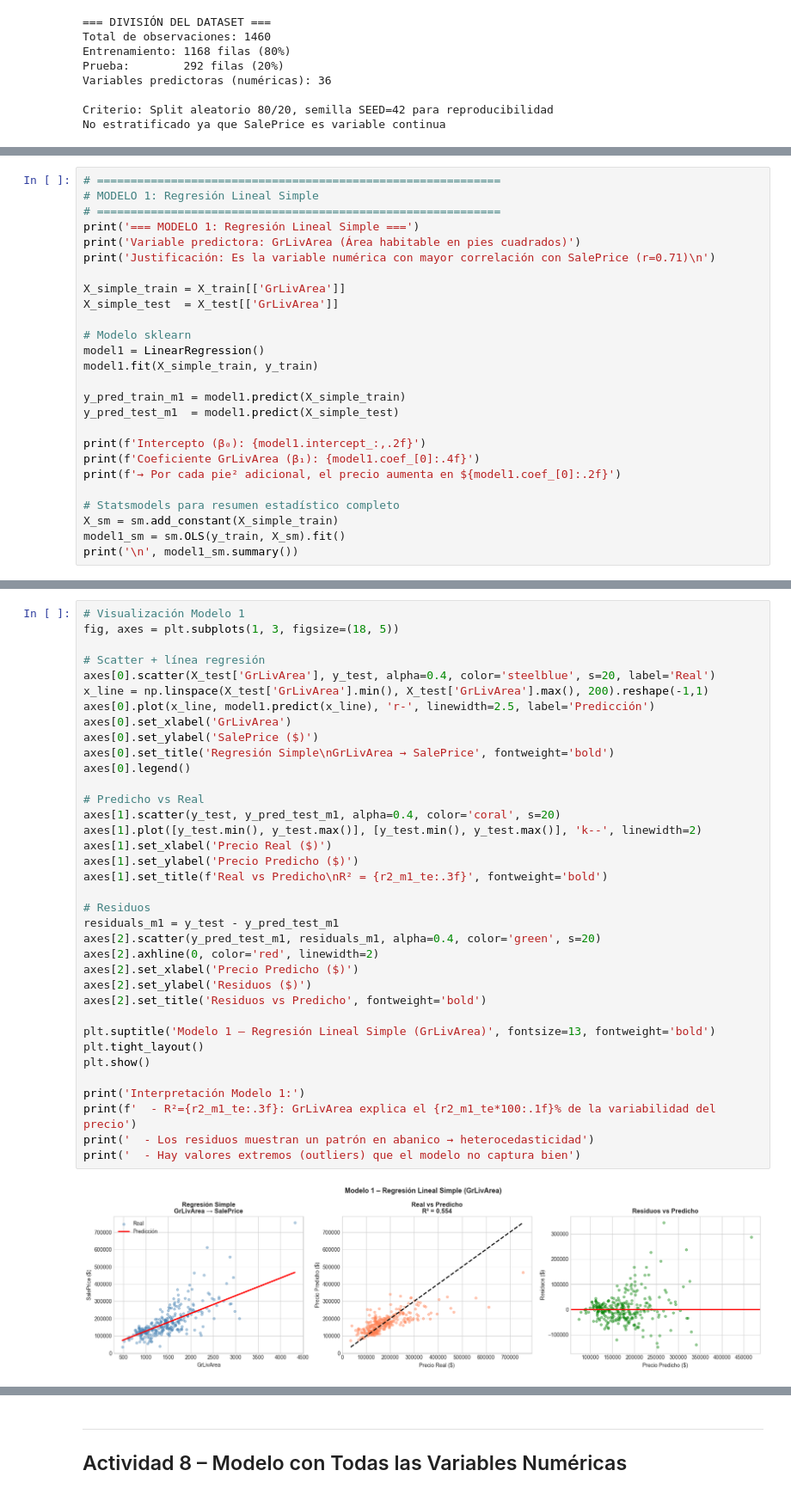
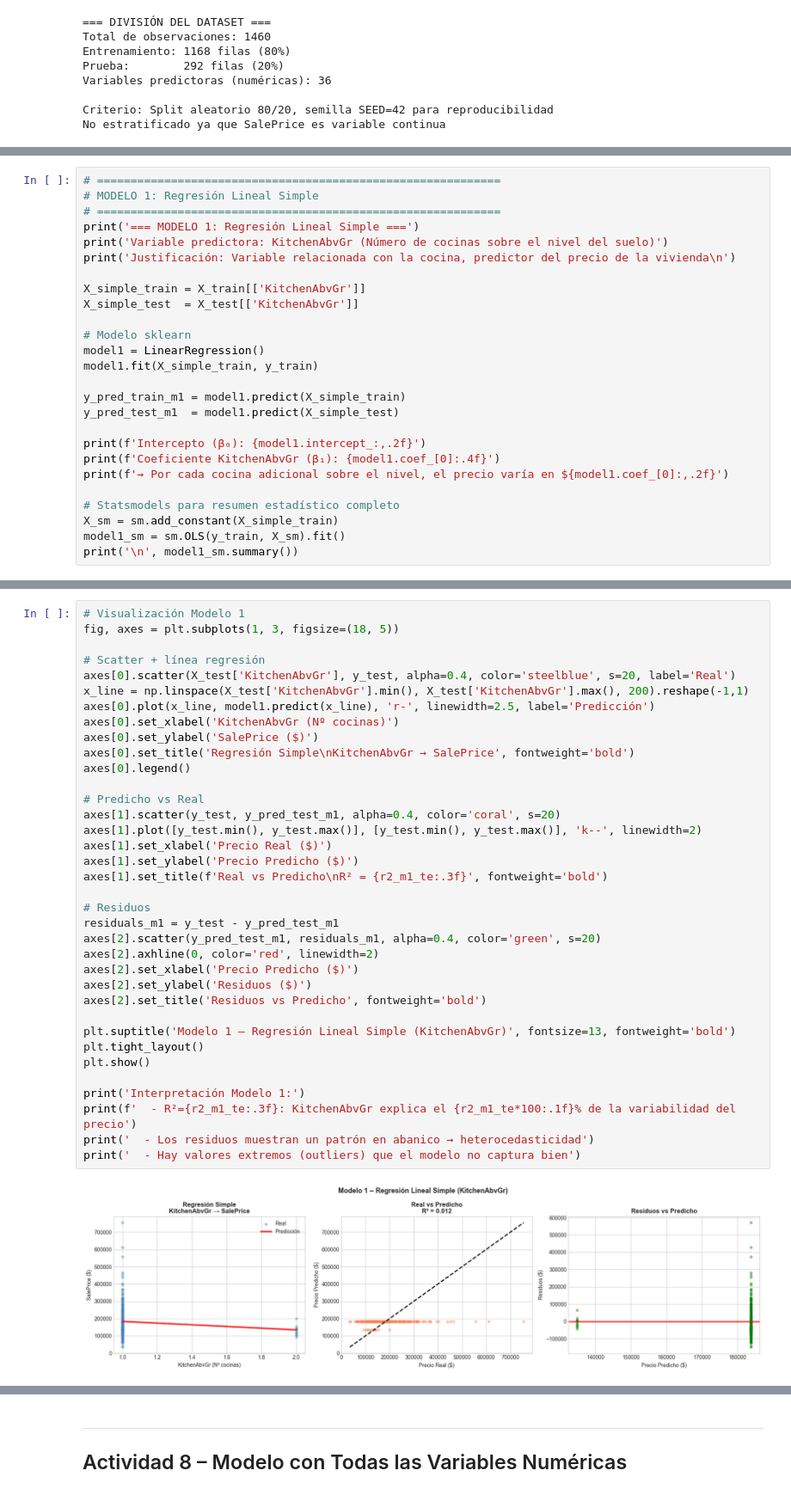
Before and after one commit to JPLopez23/Laboratorio-03---MRL, a Jupyter notebook: Lab3.ipynb, the cells around one changed output, grey strips where cells are left out. Shown at 86% size. Cells and saved outputs as stored; diff of their text form.

```diff
--- a/Lab3.ipynb
+++ b/Lab3.ipynb
@@ -549,11 +549,11 @@ No estratificado ya que SalePrice es variable continua
 # MODELO 1: Regresión Lineal Simple
 # ============================================================
 print('=== MODELO 1: Regresión Lineal Simple ===')
-print('Variable predictora: GrLivArea (Área habitable en pies cuadrados)')
-print('Justificación: Es la variable numérica con mayor correlación con SalePrice (r=0.71)\n')
+print('Variable predictora: KitchenAbvGr (Número de cocinas sobre el nivel del suelo)')
+print('Justificación: Variable relacionada con la cocina, predictor del precio de la vivienda\n')
 
-X_simple_train = X_train[['GrLivArea']]
-X_simple_test  = X_test[['GrLivArea']]
+X_simple_train = X_train[['KitchenAbvGr']]
+X_simple_test  = X_test[['KitchenAbvGr']]
 
 # Modelo sklearn
 model1 = LinearRegression()
@@ -563,8 +563,8 @@ y_pred_train_m1 = model1.predict(X_simple_train)
 y_pred_test_m1  = model1.predict(X_simple_test)
 
 print(f'Intercepto (β₀): {model1.intercept_:,.2f}')
-print(f'Coeficiente GrLivArea (β₁): {model1.coef_[0]:.4f}')
-print(f'→ Por cada pie² adicional, el precio aumenta en ${model1.coef_[0]:.2f}')
+print(f'Coeficiente KitchenAbvGr (β₁): {model1.coef_[0]:.4f}')
+print(f'→ Por cada cocina adicional sobre el nivel, el precio varía en ${model1.coef_[0]:,.2f}')
 
 # Statsmodels para resumen estadístico completo
 X_sm = sm.add_constant(X_simple_train)
@@ -606,38 +606,38 @@ Modelo 1 – Prueba      : R²=0.5543 | RMSE=$58,472 | MAE=$38,341
 # Visualización Modelo 1
 fig, axes = plt.subplots(1, 3, figsize=(18, 5))
 
 # Scatter + línea regresión
-axes[0].scatter(X_test['GrLivArea'], y_test, alpha=0.4, color='steelblue', s=20, label='Real')
-x_line = np.linspace(X_test['GrLivArea'].min(), X_test['GrLivArea'].max(), 200).reshape(-1,1)
+axes[0].scatter(X_test['KitchenAbvGr'], y_test, alpha=0.4, color='steelblue', s=20, label='Real')
+x_line = np.linspace(X_test['KitchenAbvGr'].min(), X_test['KitchenAbvGr'].max(), 200).reshape(-1,1)
 axes[0].plot(x_line, model1.predict(x_line), 'r-', linewidth=2.5, label='Predicción')
-axes[0].set_xlabel('GrLivArea')
+axes[0].set_xlabel('KitchenAbvGr (Nº cocinas)')
 axes[0].set_ylabel('SalePrice ($)')
-axes[0].set_title('Regresión Simple\nGrLivArea → SalePrice', fontweight='bold')
+axes[0].set_title('Regresión Simple\nKitchenAbvGr → SalePrice', fontweight='bold')
 axes[0].legend()
 
 # Predicho vs Real
 axes[1].scatter(y_test, y_pred_test_m1, alpha=0.4, color='coral', s=20)
 axes[1].plot([y_test.min(), y_test.max()], [y_test.min(), y_test.max()], 'k--', linewidth=2)
 axes[1].set_xlabel('Precio Real ($)')
 axes[1].set_ylabel('Precio Predicho ($)')
 axes[1].set_title(f'Real vs Predicho\nR² = {r2_m1_te:.3f}', fontweight='bold')
 
 # Residuos
 residuals_m1 = y_test - y_pred_test_m1
 axes[2].scatter(y_pred_test_m1, residuals_m1, alpha=0.4, color='green', s=20)
 axes[2].axhline(0, color='red', linewidth=2)
 axes[2].set_xlabel('Precio Predicho ($)')
 axes[2].set_ylabel('Residuos ($)')
 axes[2].set_title('Residuos vs Predicho', fontweight='bold')
 
-plt.suptitle('Modelo 1 – Regresión Lineal Simple (GrLivArea)', fontsize=13, fontweight='bold')
+plt.suptitle('Modelo 1 – Regresión Lineal Simple (KitchenAbvGr)', fontsize=13, fontweight='bold')
 plt.tight_layout()
 plt.show()
 
 print('Interpretación Modelo 1:')
-print(f'  - R²={r2_m1_te:.3f}: GrLivArea explica el {r2_m1_te*100:.1f}% de la variabilidad del precio')
+print(f'  - R²={r2_m1_te:.3f}: KitchenAbvGr explica el {r2_m1_te*100:.1f}% de la variabilidad del precio')
 print('  - Los residuos muestran un patrón en abanico → heterocedasticidad')
 print('  - Hay valores extremos (outliers) que el modelo no captura bien')
 # %% [output]
-[figure, old version]
+[figure, new version]
 Interpretación Modelo 1:
```
Also changed, not shown: parts of 9 cells of this notebook.
